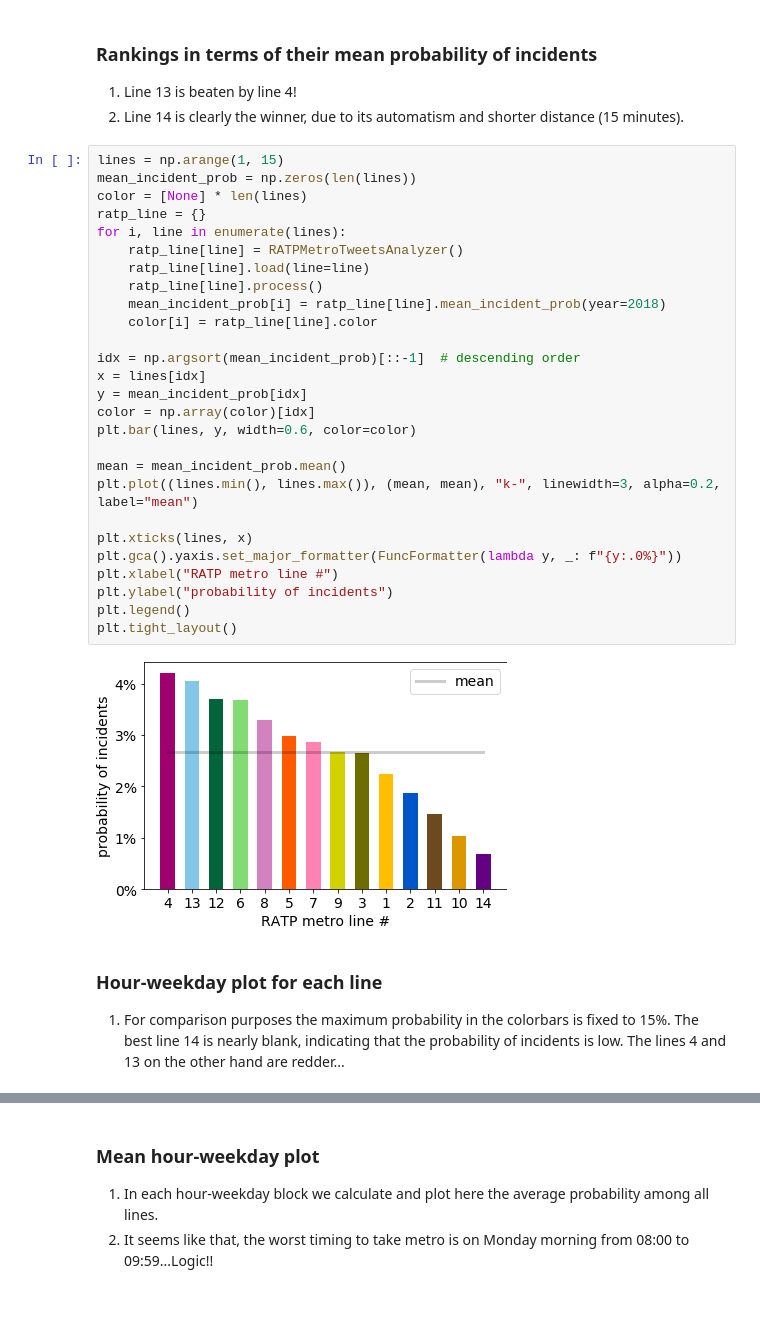
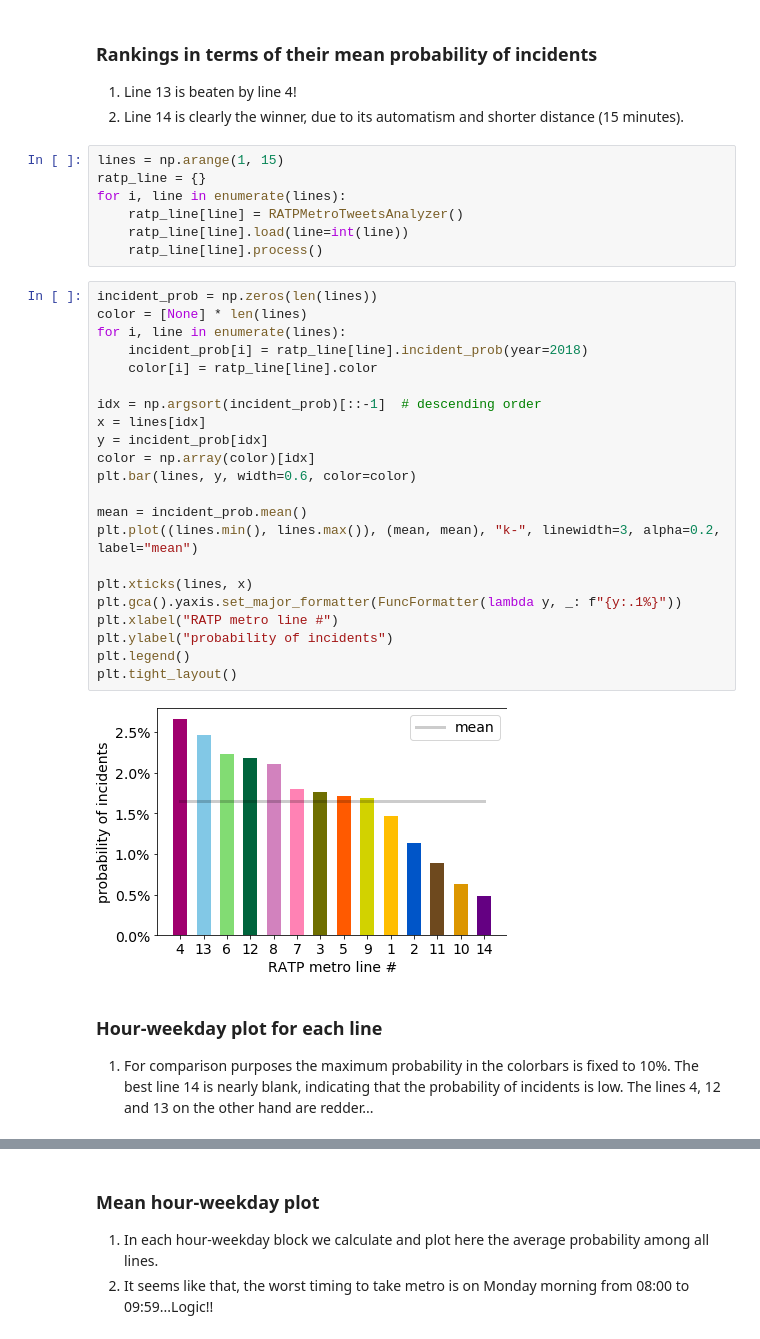
Before and after one commit to tianyikillua/ratpmetro, a Jupyter notebook: examples/notebook.ipynb, the cells around one changed output, grey strips where cells are left out. Cells and saved outputs as stored; diff of their text form; blank space fills up the shorter version.

```diff
--- a/examples/notebook.ipynb
+++ b/examples/notebook.ipynb
@@ -166,39 +206,41 @@ We will now perform similar analyses on all RATP metro lines.
 
 1. Line 13 is beaten by line 4!
 2. Line 14 is clearly the winner, due to its automatism and shorter distance (15 minutes).
+# %%
+lines = np.arange(1, 15)
+ratp_line = {}
+for i, line in enumerate(lines):
+    ratp_line[line] = RATPMetroTweetsAnalyzer()
+    ratp_line[line].load(line=int(line))
+    ratp_line[line].process()
 # %%
-lines = np.arange(1, 15)
-mean_incident_prob = np.zeros(len(lines))
+incident_prob = np.zeros(len(lines))
 color = [None] * len(lines)
-ratp_line = {}
 for i, line in enumerate(lines):
-    ratp_line[line] = RATPMetroTweetsAnalyzer()
-    ratp_line[line].load(line=line)
-    ratp_line[line].process()
-    mean_incident_prob[i] = ratp_line[line].mean_incident_prob(year=2018)
+    incident_prob[i] = ratp_line[line].incident_prob(year=2018)
     color[i] = ratp_line[line].color
 
-idx = np.argsort(mean_incident_prob)[::-1]  # descending order
+idx = np.argsort(incident_prob)[::-1]  # descending order
 x = lines[idx]
-y = mean_incident_prob[idx]
+y = incident_prob[idx]
 color = np.array(color)[idx]
 plt.bar(lines, y, width=0.6, color=color)
 
-mean = mean_incident_prob.mean()
+mean = incident_prob.mean()
 plt.plot((lines.min(), lines.max()), (mean, mean), "k-", linewidth=3, alpha=0.2, label="mean")
 
 plt.xticks(lines, x)
-plt.gca().yaxis.set_major_formatter(FuncFormatter(lambda y, _: f"{y:.0%}"))
+plt.gca().yaxis.set_major_formatter(FuncFormatter(lambda y, _: f"{y:.1%}"))
 plt.xlabel("RATP metro line #")
 plt.ylabel("probability of incidents")
 plt.legend()
 plt.tight_layout()
 # %% [output]
-[figure, old version]
+[figure, new version]
 # %% [markdown]
 ### Hour-weekday plot for each line
 
-1. For comparison purposes the maximum probability in the colorbars is fixed to 15%. The best line 14 is nearly blank, indicating that the probability of incidents is low. The lines 4 and 13 on the other hand are redder...
+1. For comparison purposes the maximum probability in the colorbars is fixed to 10%. The best line 14 is nearly blank, indicating that the probability of incidents is low. The lines 4, 12 and 13 on the other hand are redder...
 # %%
 c_mean = np.zeros((len(lines), 24, 7))
 plt.figure(figsize=(18, 20))
```
Also changed, not shown: parts of 36 cells of this notebook, 4 other files.
